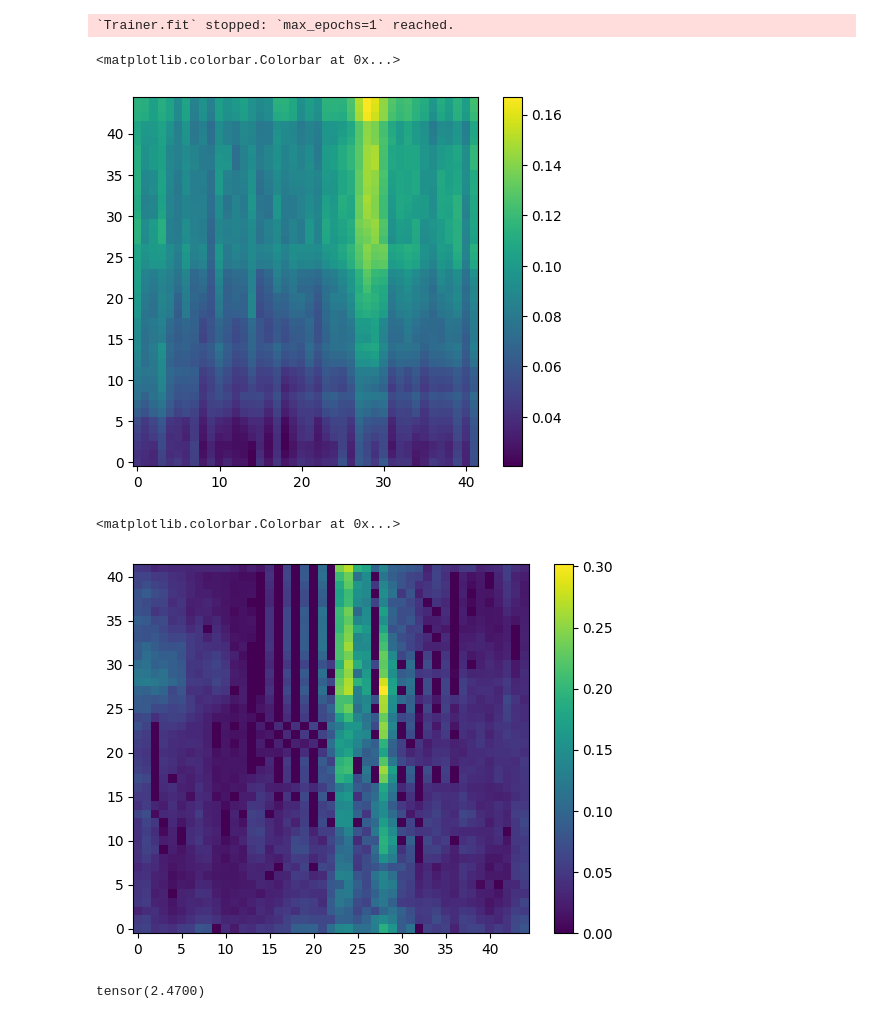
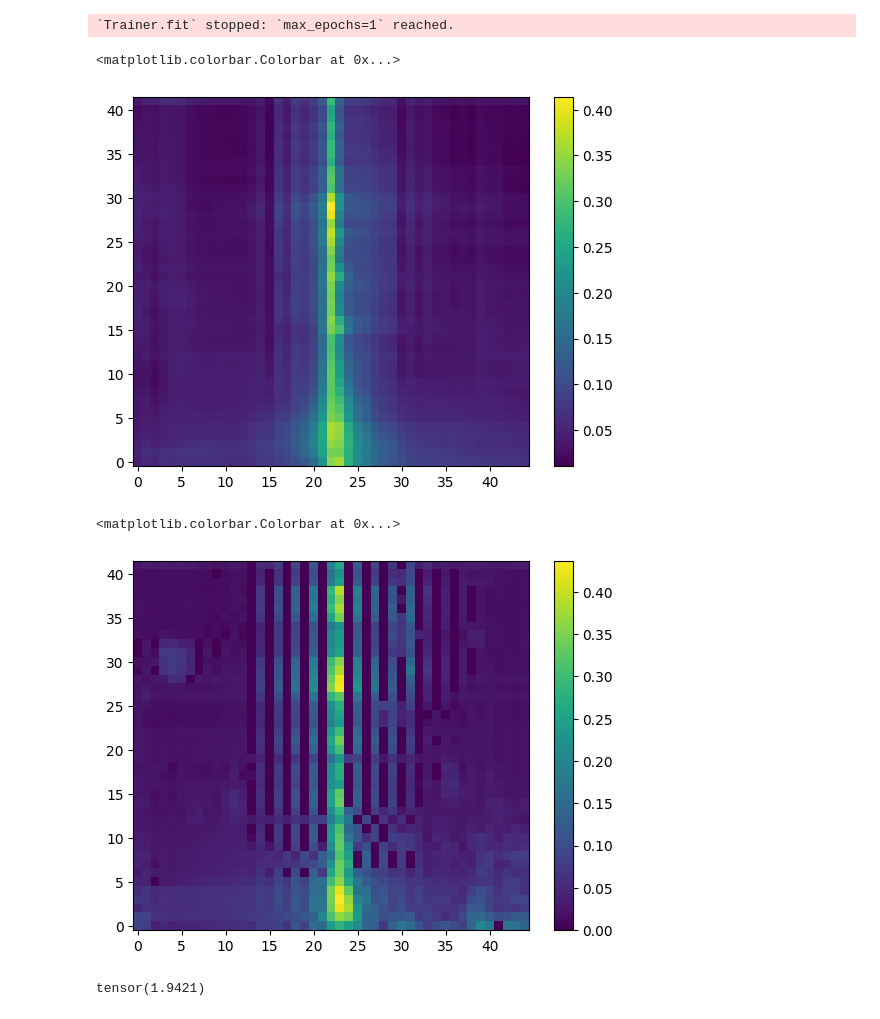
Before and after one commit to Aa-Aanegola/visually-indicated-sounds, a Jupyter notebook: src/experiments/TrivialModel.ipynb, the cells around one changed output. Cells and saved outputs as stored; diff of their text form; code cells hidden in the pictures.

Commit message:
100 epochs mse, vl checkpoints added

```diff
--- a/src/experiments/TrivialModel.ipynb
+++ b/src/experiments/TrivialModel.ipynb
@@ -24,8 +24,8 @@ valDataset = VISDataset('/scratch/vis_data/test')
 # %%
 BATCH_SIZE=4
 # %%
-trainDataLoader = DataLoader(trainDataset, batch_size=BATCH_SIZE, collate_fn=visCollate, shuffle=True, num_workers=6)
-valDataLoader = DataLoader(valDataset, batch_size=BATCH_SIZE, collate_fn=visCollate, num_workers=6)
+trainDataLoader = DataLoader(trainDataset, batch_size=BATCH_SIZE, collate_fn=visCollate, shuffle=True, num_workers=1)
+valDataLoader = DataLoader(valDataset, batch_size=BATCH_SIZE, collate_fn=visCollate, num_workers=1)
 # %%
 class VISTrivialModel(pl.LightningModule):
 
@@ -53,7 +53,8 @@ class VISTrivialModel(pl.LightningModule):
             stFrameFeatures.append(currStFrameFeatures)
         stFrameFeatures = torch.stack(stFrameFeatures, dim=1)
 
-        frame0Features = self.featureExtractor(frame0).unsqueeze(1).repeat(1, stFrames.shape[1], 1)
+        # tried but didn't do well
+        # frame0Features = self.featureExtractor(frame0).unsqueeze(1).repeat(1, stFrames.shape[1], 1)
         # X = torch.cat([stFrameFeatures, frame0Features], dim=2)
         X = stFrameFeatures
 
@@ -62,14 +63,6 @@ class VISTrivialModel(pl.LightningModule):
         X, _ = self.lstm(X)
 
         out = self.fc(X).transpose(1, 2)
-        # # Pass the LSTM output of each timestep through a linear layer
-        # out = []
-
-        # for i in range(X.shape[1]):
-        #     currOut = self.fc(X[:,i,:])
-        #     out.append(currOut)
-
-        # out = torch.stack(out, dim=1).transpose(1,2)
 
         return out
 
@@ -122,6 +115,8 @@ LOCAL_RANK: 0 - CUDA_VISIBLE_DEVICES: [0]
 # %%
 from utils import waveFromCochleagram
 import matplotlib.pyplot as plt
+# %%
+model = VISTrivialModel.load_from_checkpoint("tb_logs/trivial_model/version_8/checkpoints/epoch=99-step=125800.ckpt", outputSize=42)
 # %%
 for _, batch in enumerate(trainDataLoader):
     coch, stFrames, frame0, material = batch
@@ -130,21 +125,21 @@ for _, batch in enumerate(trainDataLoader):
     plt.plot(range(len(coch_pred)), coch_pred)
     break
 # %%
-plt.imshow(coch_pred.T, origin='lower')
+plt.imshow(coch_pred, origin='lower')
 plt.colorbar()
 # %% [output]
 <matplotlib.colorbar.Colorbar at 0x...>
-[figure, old version]
+[figure, new version]
 # %%
 plt.imshow(coch[0], origin='lower')
 plt.colorbar()
 # %% [output]
 <matplotlib.colorbar.Colorbar at 0x...>
-[figure, old version]
+[figure, new version]
 # %%
 print(torch.norm(coch[0] - coch_pred))
 # %% [output]
-tensor(2.4700)
+tensor(1.9421)
 # %%
 wav = waveFromCochleagram(coch_pred.numpy())
 # %%
```
Also changed, not shown: parts of 5 cells of this notebook, 10 other files.
